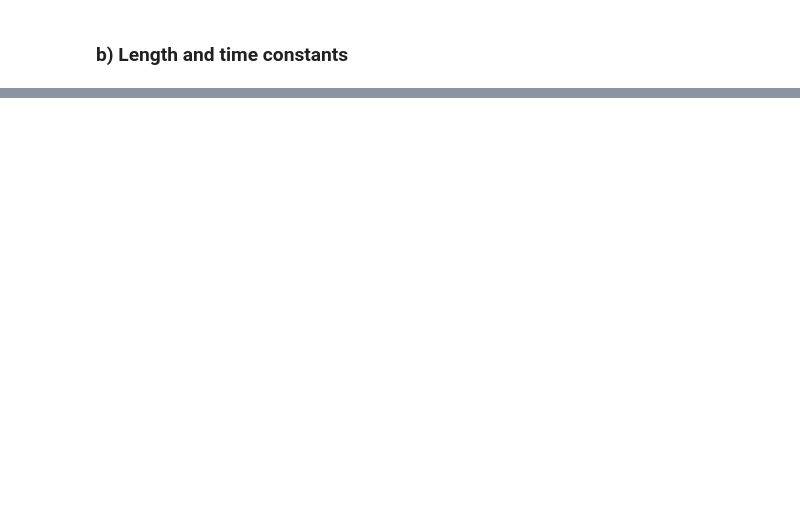
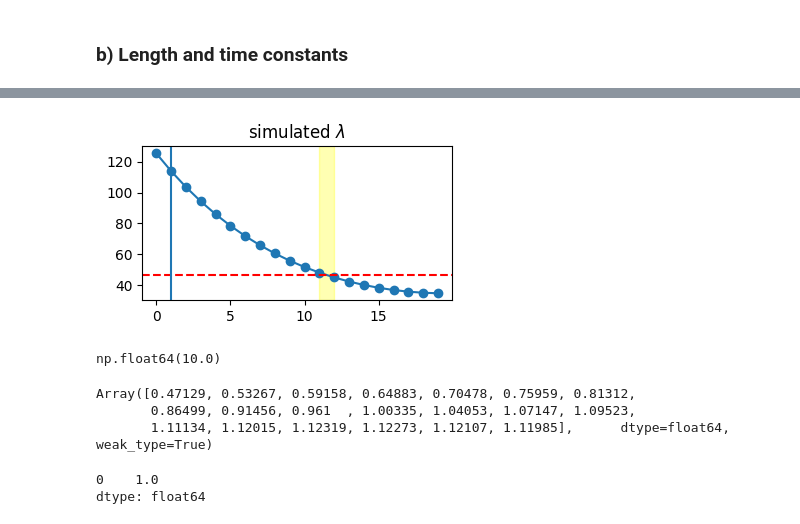
Before and after one commit to juliuswue/Jaxley-Tutorial, a Jupyter notebook: SingleCell.ipynb, the cells around one changed output, grey strips where cells are left out. Cells and saved outputs as stored; diff of their text form; code cells hidden in the pictures; blank space fills up the shorter version.

```diff
--- a/SingleCell.ipynb
+++ b/SingleCell.ipynb
@@ -94,0 +148,44 @@ branch.nodes
+# %%
+# get simulated lambda
+max_vs = np.max(voltages, axis=1) + 70
+threshold = max_vs[0] * 0.37
+id_lambda = np.argmax(max_vs <= threshold)
+lambda_start, lambda_end = [COMP_LENGTH *  (id_lambda - 1),  COMP_LENGTH * id_lambda]
+
+# get analytical length constant lambda
+r_leak = 1 / (branch.comp(0).nodes.get('Leak_gLeak') * 2 * np.pi * branch.comp(0).nodes.get('radius') * 1e-4 * COMP_LENGTH * 1e-4)
+r_a = branch.comp(0).nodes.get('axial_resistivity') * COMP_LENGTH * 1e-4 / (np.pi * (branch.comp(0).nodes.get('radius')* 1e-4)**2)
+lambda_ana = np.sqrt(r_leak/r_a)
+
+fig, ax = plt.subplots(1, 1, figsize=(4, 2))
+ax.plot(max_vs, '-o', label='max_vs')  # Line plot
+ax.axhline(0.37 * max_vs[0], linestyle='--', color='r', label='Threshold')
+ax.axvspan(id_lambda - 1, id_lambda, color='yellow', alpha=0.3, label=r'$\lambda$ region')
+ax.axvline(lambda_ana.values[0] / COMP_LENGTH)
+ax.set_title(r'simulated $\lambda$')
+plt.show()
+# %% [output]
+[figure, added]
+# %%
+lambda_ana.values[0]
+# %% [output]
+np.float64(10.0)
+# %%
+# get simulated tau
+max_vs = np.max(voltages, axis=1, keepdims=True) + 70
+thresholds = max_vs * 0.63
+id_taus_end = np.argmax(voltages + 70 > thresholds, axis=1)
+id_taus_start = np.argmax(voltages + 70 > 2, axis=1)
+
+taus = (id_taus_end - id_taus_start) * dt
+taus
+# %% [output]
+Array([0.47129, 0.53267, 0.59158, 0.64883, 0.70478, 0.75959, 0.81312,
+       0.86499, 0.91456, 0.961  , 1.00335, 1.04053, 1.07147, 1.09523,
+       1.11134, 1.12015, 1.12319, 1.12273, 1.12107, 1.11985],      dtype=float64, weak_type=True)
+# %%
+# calculate tau analytically
+branch.comp(0).nodes.get('capacitance') * 1e-3 / branch.comp(0).nodes.get('Leak_gLeak')
+# %% [output]
+0    1.0
+dtype: float64
```
Also changed, not shown: parts of 5 cells of this notebook.
